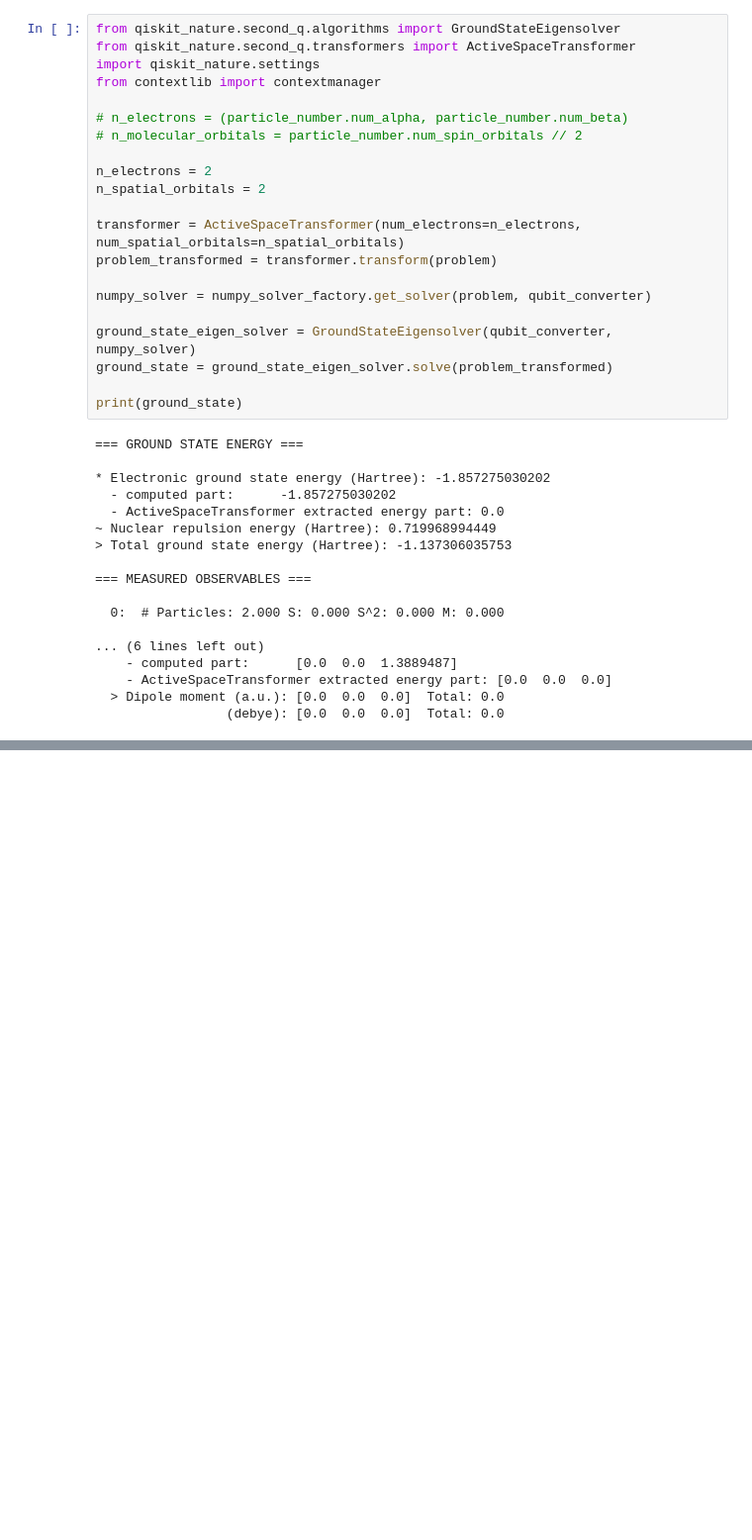
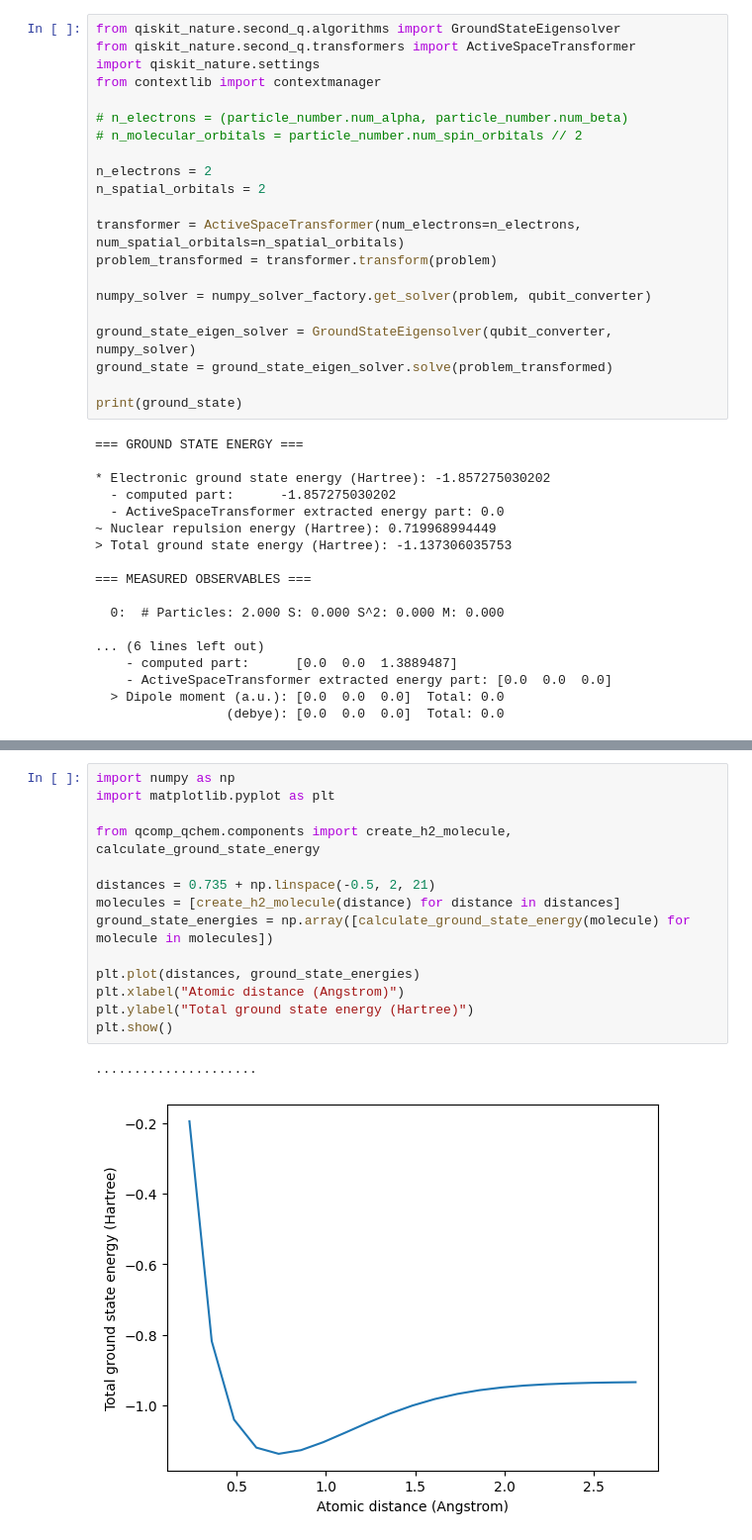
Before and after one commit to haroldmeerwaldt/algorithms_for_sustainability, a Jupyter notebook: src/qcomp_qchem/lithium_silicon.ipynb, the cells around one changed output, grey strips where cells are left out. Shown at 99% size. Cells and saved outputs as stored; diff of their text form; blank space fills up the shorter version.

Commit message:
added create_h2_molecule and calculate_ground_state_energy; calculated bopes

```diff
--- a/src/qcomp_qchem/lithium_silicon.ipynb
+++ b/src/qcomp_qchem/lithium_silicon.ipynb
@@ -191,0 +192,17 @@ print(ground_state)
+# %%
+import numpy as np
+import matplotlib.pyplot as plt
+
+from qcomp_qchem.components import create_h2_molecule, calculate_ground_state_energy
+
+distances = 0.735 + np.linspace(-0.5, 2, 21)
+molecules = [create_h2_molecule(distance) for distance in distances]
+ground_state_energies = np.array([calculate_ground_state_energy(molecule) for molecule in molecules])
+
+plt.plot(distances, ground_state_energies)
+plt.xlabel("Atomic distance (Angstrom)")
+plt.ylabel("Total ground state energy (Hartree)")
+plt.show()
+# %% [output]
+.....................
+[figure, added]
```
Also changed, not shown: parts of 1 cell of this notebook, 5 other files.
